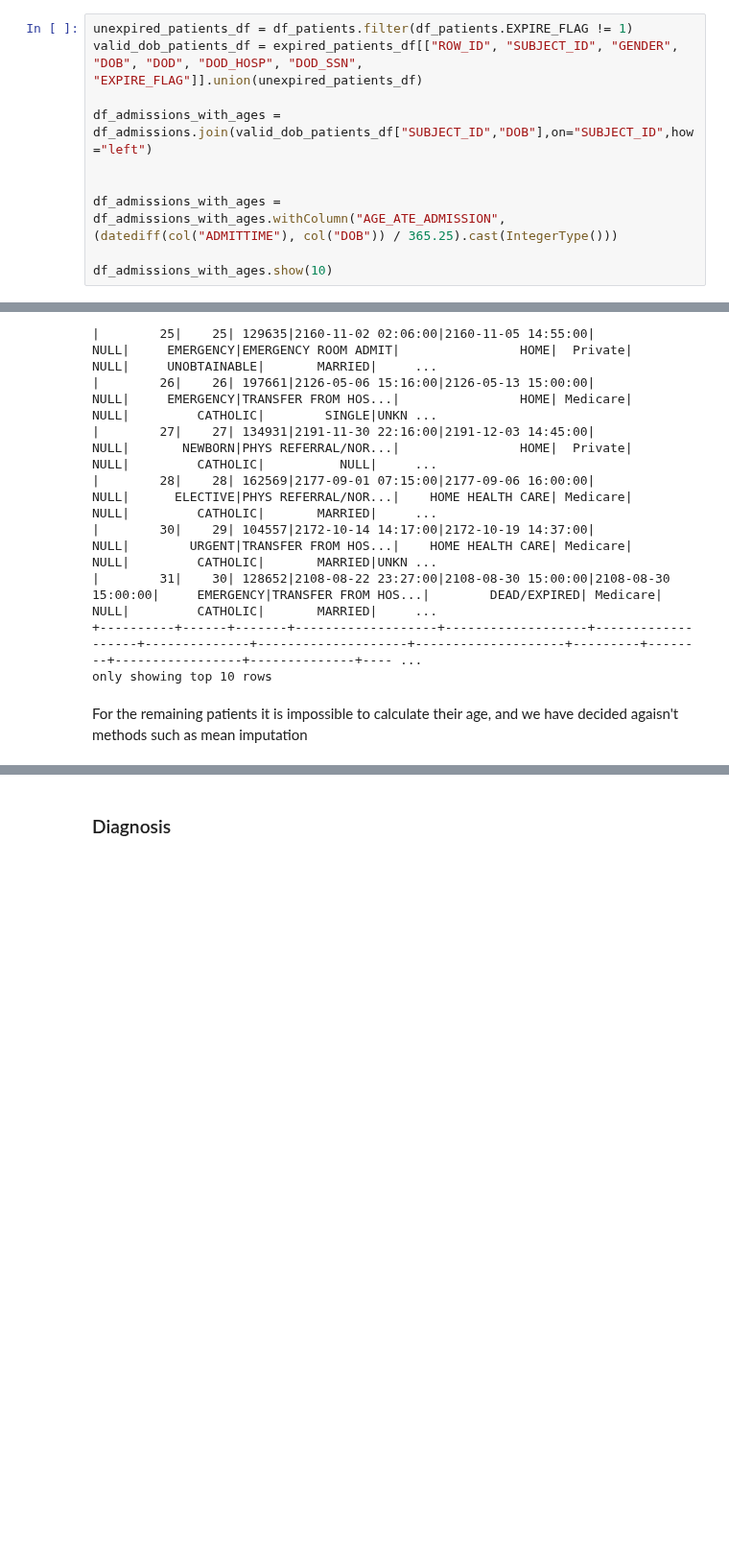
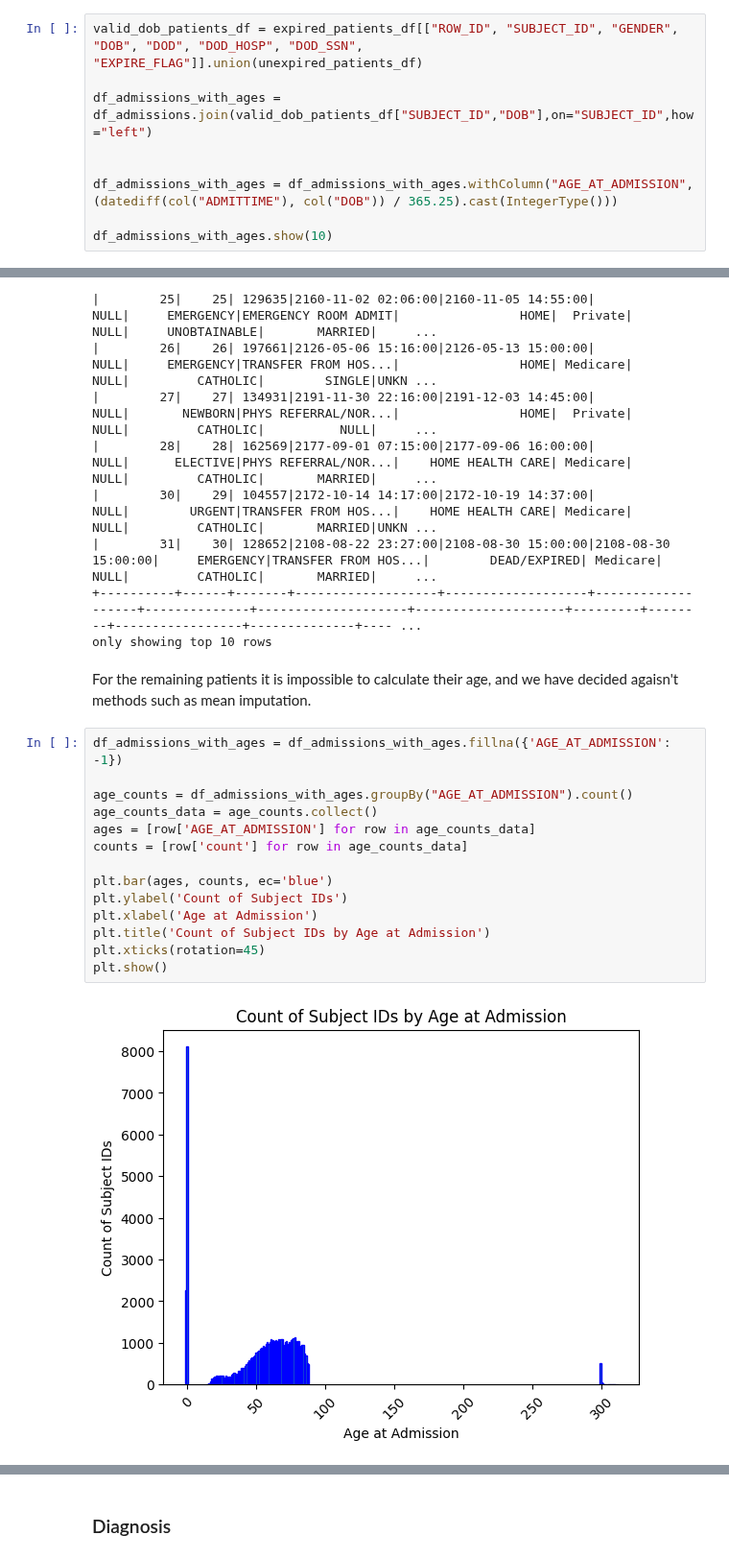
Before and after one commit to DanielaTomas/FCUP-BDCC, a Jupyter notebook: Project-2/data.ipynb, the cells around one changed output, grey strips where cells are left out. Shown at 96% size. Saved outputs shown, nothing was run; the diff lists cells and outputs as text; blank space fills up the shorter version.

```diff
--- a/Project-2/data.ipynb
+++ b/Project-2/data.ipynb
@@ -573,11 +590,10 @@ Now, with the remaining patients that have a valid date of birth we are going to
 # %%
-unexpired_patients_df = df_patients.filter(df_patients.EXPIRE_FLAG != 1)
 valid_dob_patients_df = expired_patients_df[["ROW_ID", "SUBJECT_ID", "GENDER", "DOB", "DOD", "DOD_HOSP", "DOD_SSN", "EXPIRE_FLAG"]].union(unexpired_patients_df)
 
 df_admissions_with_ages = df_admissions.join(valid_dob_patients_df["SUBJECT_ID","DOB"],on="SUBJECT_ID",how="left")
 
 
-df_admissions_with_ages = df_admissions_with_ages.withColumn("AGE_ATE_ADMISSION", (datediff(col("ADMITTIME"), col("DOB")) / 365.25).cast(IntegerType()))
+df_admissions_with_ages = df_admissions_with_ages.withColumn("AGE_AT_ADMISSION", (datediff(col("ADMITTIME"), col("DOB")) / 365.25).cast(IntegerType()))
 
 df_admissions_with_ages.show(10)
 # %% [output]
@@ -597,4 +613,20 @@ df_admissions_with_ages.show(10)
 +----------+------+-------+-------------------+-------------------+-------------------+--------------+--------------------+--------------------+---------+--------+-----------------+--------------+---- ...
 only showing top 10 rows
 # %% [markdown]
-For the remaining patients it is impossible to calculate their age, and we have decided agaisn't methods such as mean imputation
+For the remaining patients it is impossible to calculate their age, and we have decided agaisn't methods such as mean imputation.
+# %%
+df_admissions_with_ages = df_admissions_with_ages.fillna({'AGE_AT_ADMISSION': -1})
+
+age_counts = df_admissions_with_ages.groupBy("AGE_AT_ADMISSION").count()
+age_counts_data = age_counts.collect()
+ages = [row['AGE_AT_ADMISSION'] for row in age_counts_data]
+counts = [row['count'] for row in age_counts_data]
+
+plt.bar(ages, counts, ec='blue')
+plt.ylabel('Count of Subject IDs')
+plt.xlabel('Age at Admission')
+plt.title('Count of Subject IDs by Age at Admission')
+plt.xticks(rotation=45)
+plt.show()
+# %% [output]
+[figure, added]
```
Also changed, not shown: parts of 34 cells of this notebook, 1 other file.
